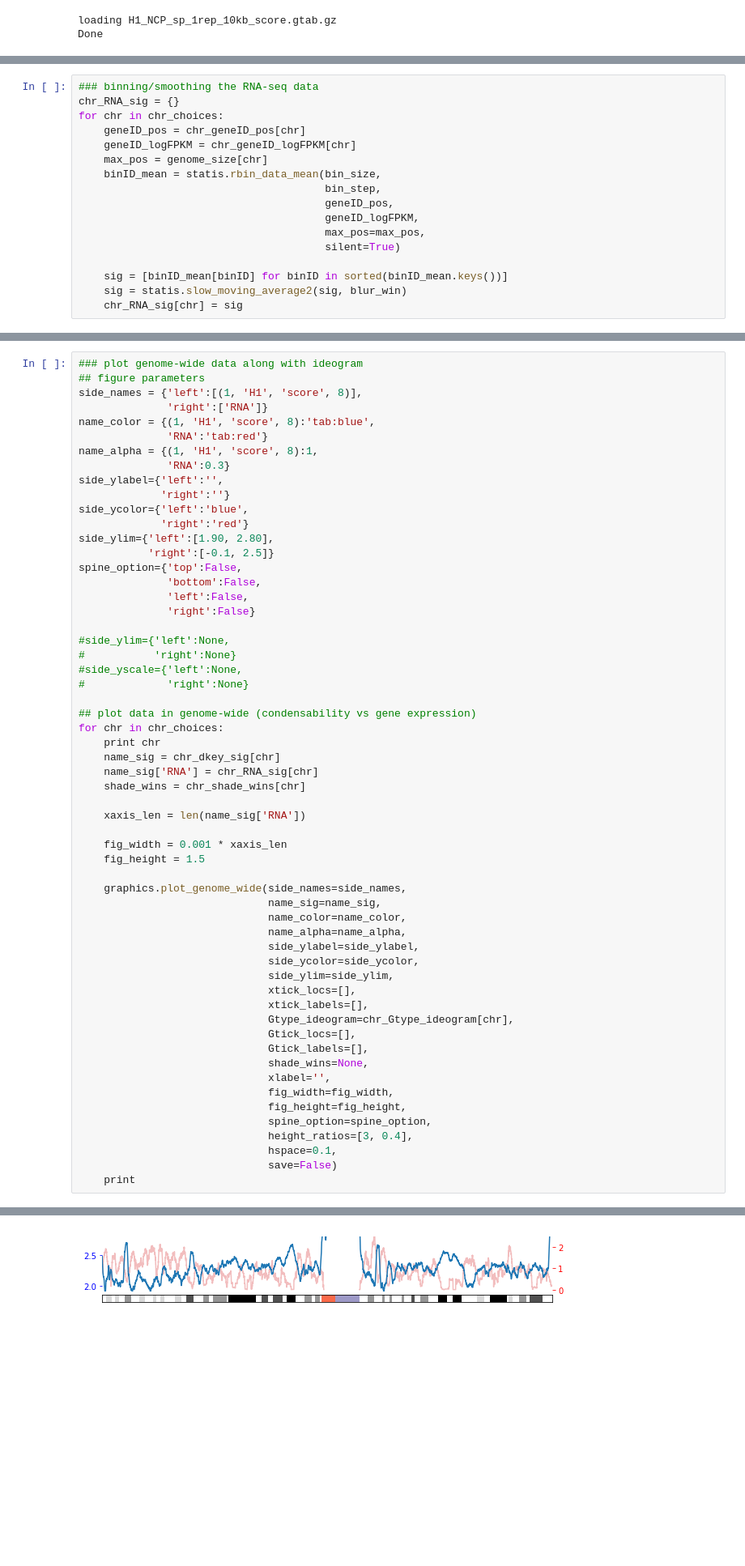
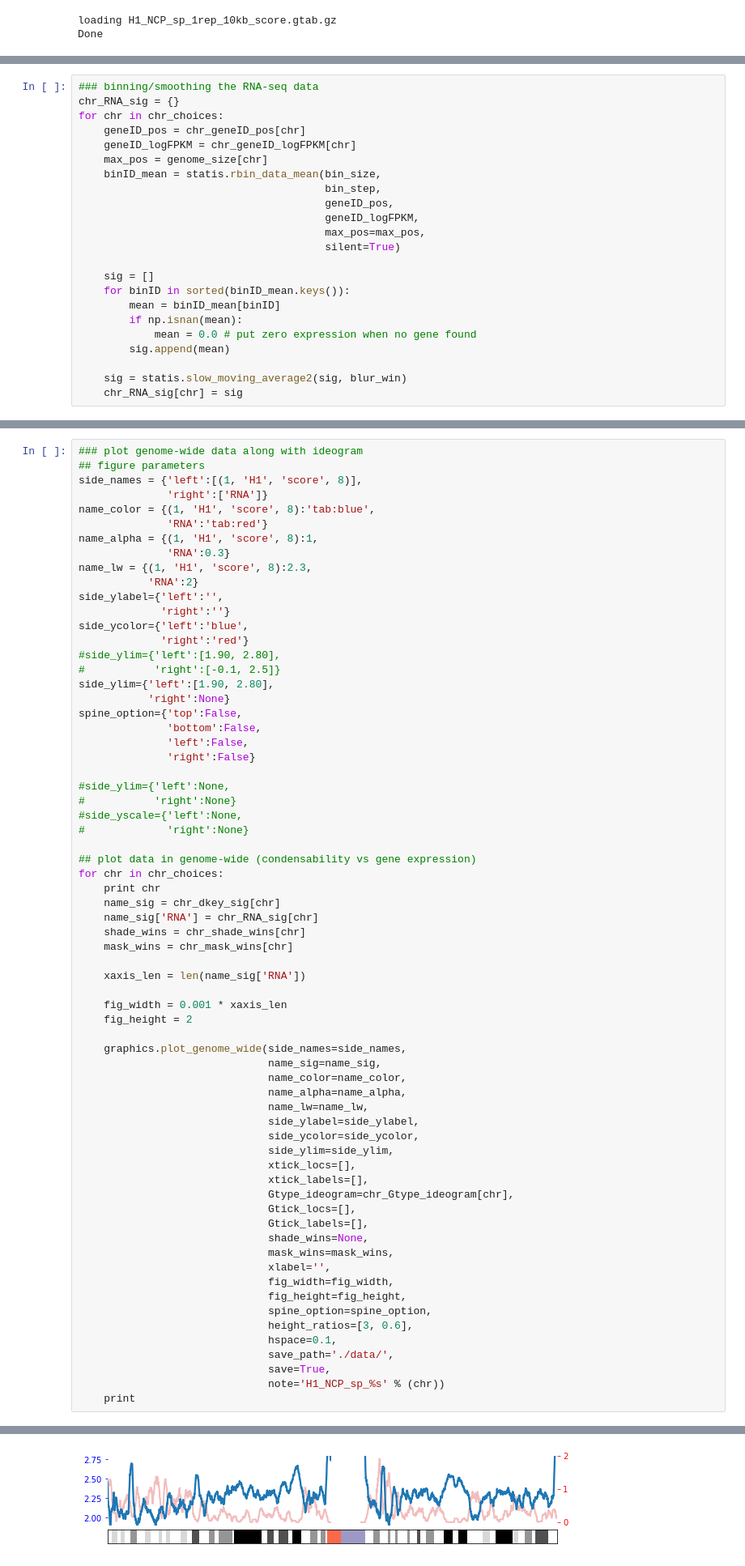
Before and after one commit to spark159/condense-seq, a Jupyter notebook: ipython_notebooks/H1_NCP_sp_genome_wide_plot_score_all_chr.ipynb, the cells around one changed output, grey strips where cells are left out. Shown at 81% size. Drawn from its saved outputs; the diff is of its cells as text; blank space fills up the shorter version.

```diff
--- a/ipython_notebooks/H1_NCP_sp_genome_wide_plot_score_all_chr.ipynb
+++ b/ipython_notebooks/H1_NCP_sp_genome_wide_plot_score_all_chr.ipynb
@@ -153,7 +153,13 @@ for chr in chr_choices:
                                        max_pos=max_pos,
                                        silent=True)
 
-    sig = [binID_mean[binID] for binID in sorted(binID_mean.keys())]
+    sig = []
+    for binID in sorted(binID_mean.keys()):
+        mean = binID_mean[binID]
+        if np.isnan(mean):
+            mean = 0.0 # put zero expression when no gene found
+        sig.append(mean)
+
     sig = statis.slow_moving_average2(sig, blur_win)
     chr_RNA_sig[chr] = sig
 # %%
@@ -286,12 +324,16 @@ name_color = {(1, 'H1', 'score', 8):'tab:blue',
               'RNA':'tab:red'}
 name_alpha = {(1, 'H1', 'score', 8):1,
               'RNA':0.3}
+name_lw = {(1, 'H1', 'score', 8):2.3,
+           'RNA':2}
 side_ylabel={'left':'',
              'right':''}
 side_ycolor={'left':'blue',
              'right':'red'}
+#side_ylim={'left':[1.90, 2.80],
+#           'right':[-0.1, 2.5]}
 side_ylim={'left':[1.90, 2.80],
-           'right':[-0.1, 2.5]}
+           'right':None}
 spine_option={'top':False,
               'bottom':False,
               'left':False,
@@ -307,35 +349,40 @@ for chr in chr_choices:
     print chr
     name_sig = chr_dkey_sig[chr]
     name_sig['RNA'] = chr_RNA_sig[chr]
     shade_wins = chr_shade_wins[chr]
+    mask_wins = chr_mask_wins[chr]
 
     xaxis_len = len(name_sig['RNA'])
 
     fig_width = 0.001 * xaxis_len
-    fig_height = 1.5
+    fig_height = 2
 
     graphics.plot_genome_wide(side_names=side_names,
                               name_sig=name_sig,
                               name_color=name_color,
                               name_alpha=name_alpha,
+                              name_lw=name_lw,
                               side_ylabel=side_ylabel,
                               side_ycolor=side_ycolor,
                               side_ylim=side_ylim,
                               xtick_locs=[],
                               xtick_labels=[],
                               Gtype_ideogram=chr_Gtype_ideogram[chr],
                               Gtick_locs=[],
                               Gtick_labels=[],
                               shade_wins=None,
+                              mask_wins=mask_wins,
                               xlabel='',
                               fig_width=fig_width,
                               fig_height=fig_height,
                               spine_option=spine_option,
-                              height_ratios=[3, 0.4],
+                              height_ratios=[3, 0.6],
                               hspace=0.1,
-                              save=False)
+                              save_path='./data/',
+                              save=True,
+                              note='H1_NCP_sp_%s' % (chr))
     print
 # %% [output]
 chr1
-[figure, old version]
+[figure, new version]
 chr2
```
Also changed, not shown: parts of 3 cells of this notebook, 33 other files.
